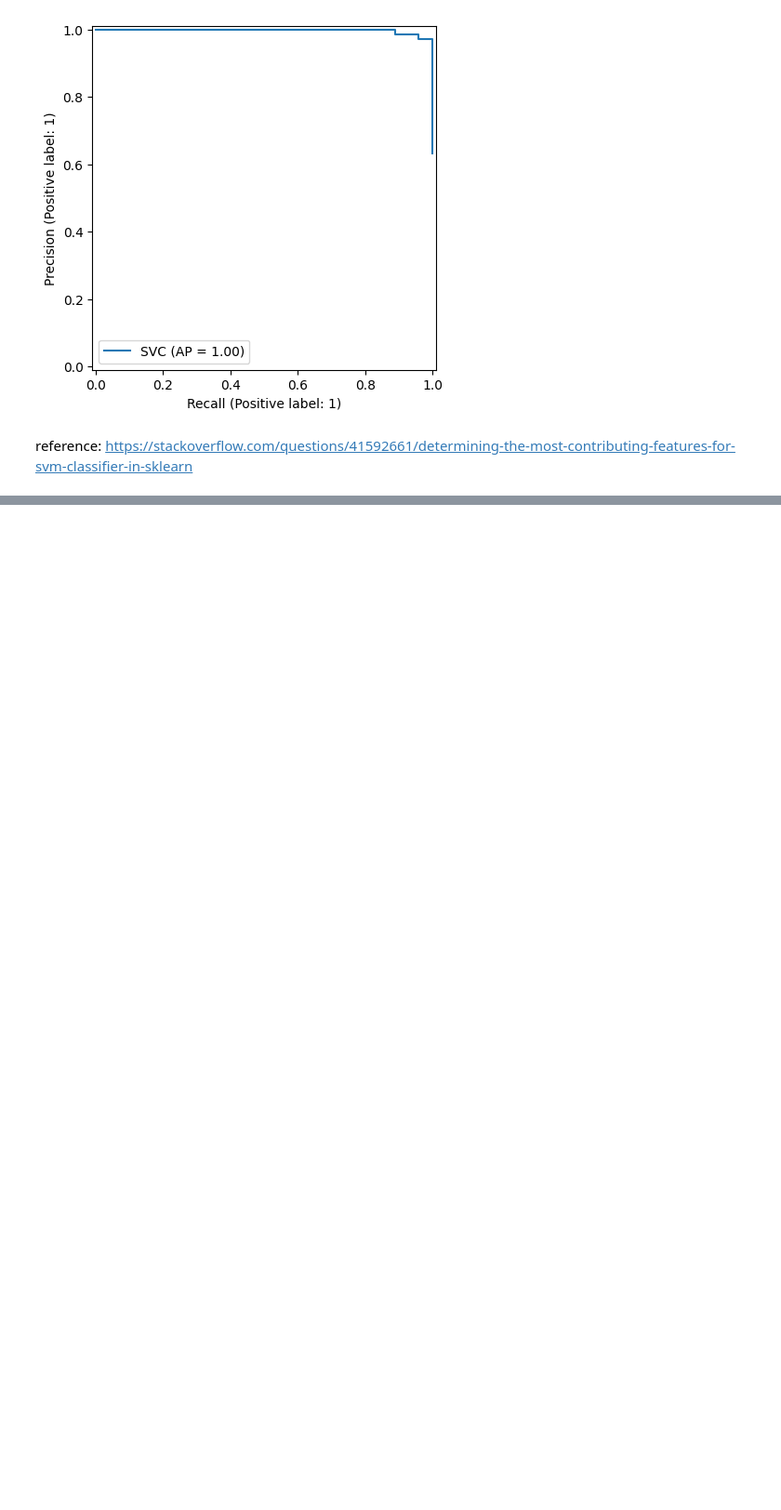
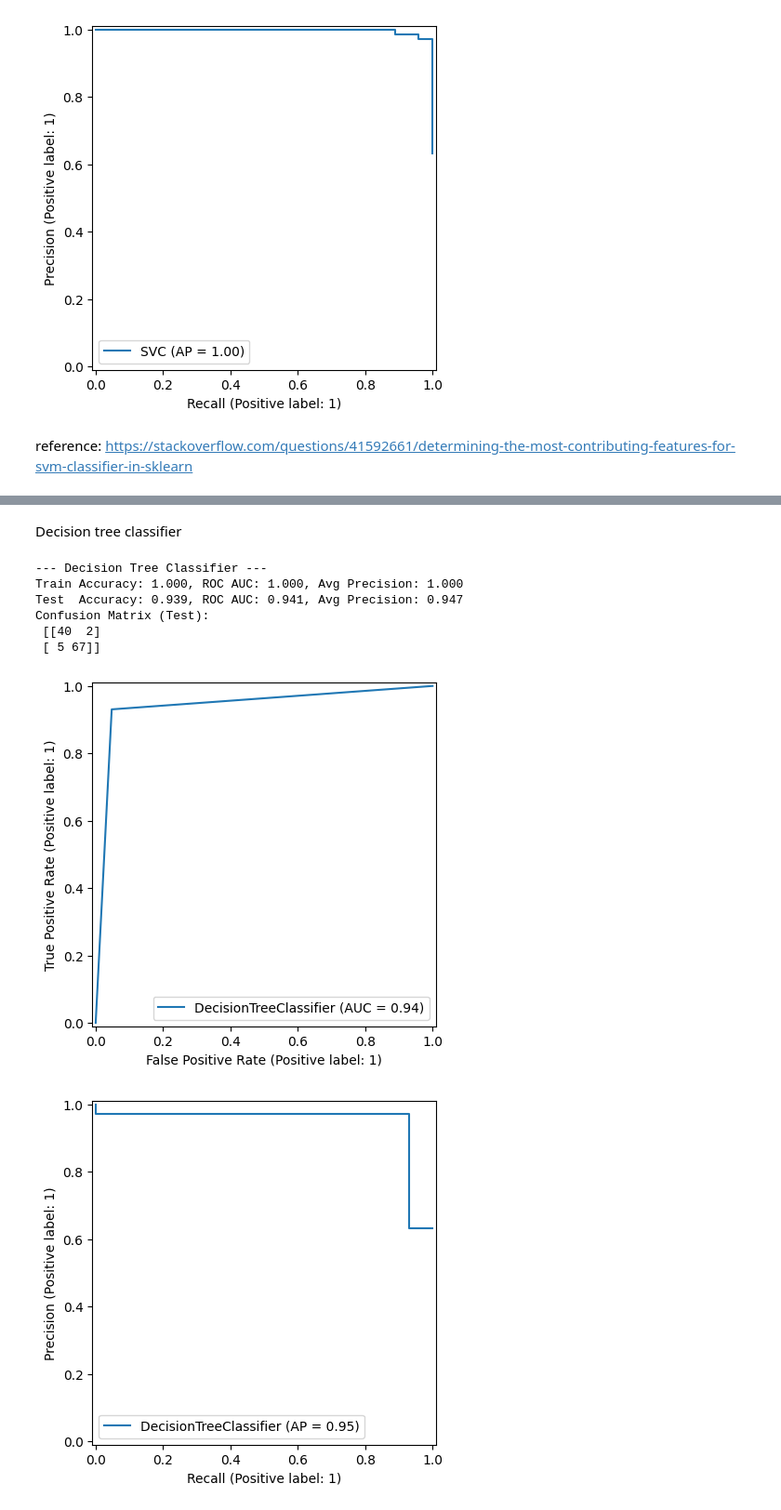
Before and after one commit to deskk/MIS_project1, a Jupyter notebook: project1.ipynb, the cells around one changed output, grey strips where cells are left out. Shown at 93% size. Cells and saved outputs as stored; diff of their text form; code cells hidden in the pictures; blank space fills up the shorter version.

```diff
--- a/project1.ipynb
+++ b/project1.ipynb
@@ -368,0 +372,58 @@ KNN
+# %% [markdown]
+Decision tree classifier
+# %%
+from sklearn.tree import DecisionTreeClassifier
+
+# ---------- Decision Tree ----------
+tree = DecisionTreeClassifier(
+    criterion="gini",
+    max_depth=None,      # no depth limit (can tune this)
+    random_state=0
+)
+tree.fit(X_train_std, y_train)
+
+# Predictions
+y_pred_train_tree = tree.predict(X_train_std)
+y_prob_train_tree = tree.predict_proba(X_train_std)[:, 1]
+y_pred_test_tree  = tree.predict(X_test_std)
+y_prob_test_tree  = tree.predict_proba(X_test_std)[:, 1]
+
+# Train metrics
+acc_train_tree = accuracy_score(y_train, y_pred_train_tree)
+roc_train_tree = roc_auc_score(y_train, y_prob_train_tree)
+ap_train_tree  = average_precision_score(y_train, y_prob_train_tree)
+
+# Test metrics
+acc_test_tree = accuracy_score(y_test, y_pred_test_tree)
+roc_test_tree = roc_auc_score(y_test, y_prob_test_tree)
+ap_test_tree  = average_precision_score(y_test, y_prob_test_tree)
+
+print("\n--- Decision Tree Classifier ---")
+print(f"Train Accuracy: {acc_train_tree:.3f}, ROC AUC: {roc_train_tree:.3f}, Avg Precision: {ap_train_tree:.3f}")
+print(f"Test  Accuracy: {acc_test_tree:.3f}, ROC AUC: {roc_test_tree:.3f}, Avg Precision: {ap_test_tree:.3f}")
+
+cm_tree = confusion_matrix(y_test, y_pred_test_tree)
+print("Confusion Matrix (Test):\n", cm_tree)
+
+RocCurveDisplay.from_estimator(tree, X_test_std, y_test)
+plt.show()
+PrecisionRecallDisplay.from_estimator(tree, X_test_std, y_test)
+plt.show()
+
+importances = tree.feature_importances_
+indices = np.argsort(importances)[::-1]
+
+plt.figure(figsize=(10,6))
+plt.bar(range(10), importances[indices[:10]], align="center")
+plt.xticks(range(10), feature_names[indices[:10]], rotation=45)
+plt.title("Top 10 Important Features (Decision Tree)")
+plt.show()
+# %% [output]
+--- Decision Tree Classifier ---
+Train Accuracy: 1.000, ROC AUC: 1.000, Avg Precision: 1.000
+Test  Accuracy: 0.939, ROC AUC: 0.941, Avg Precision: 0.947
+Confusion Matrix (Test):
+ [[40  2]
+ [ 5 67]]
+[figure, added]
+[figure, added]
```
Also changed, not shown: parts of 9 cells of this notebook.
